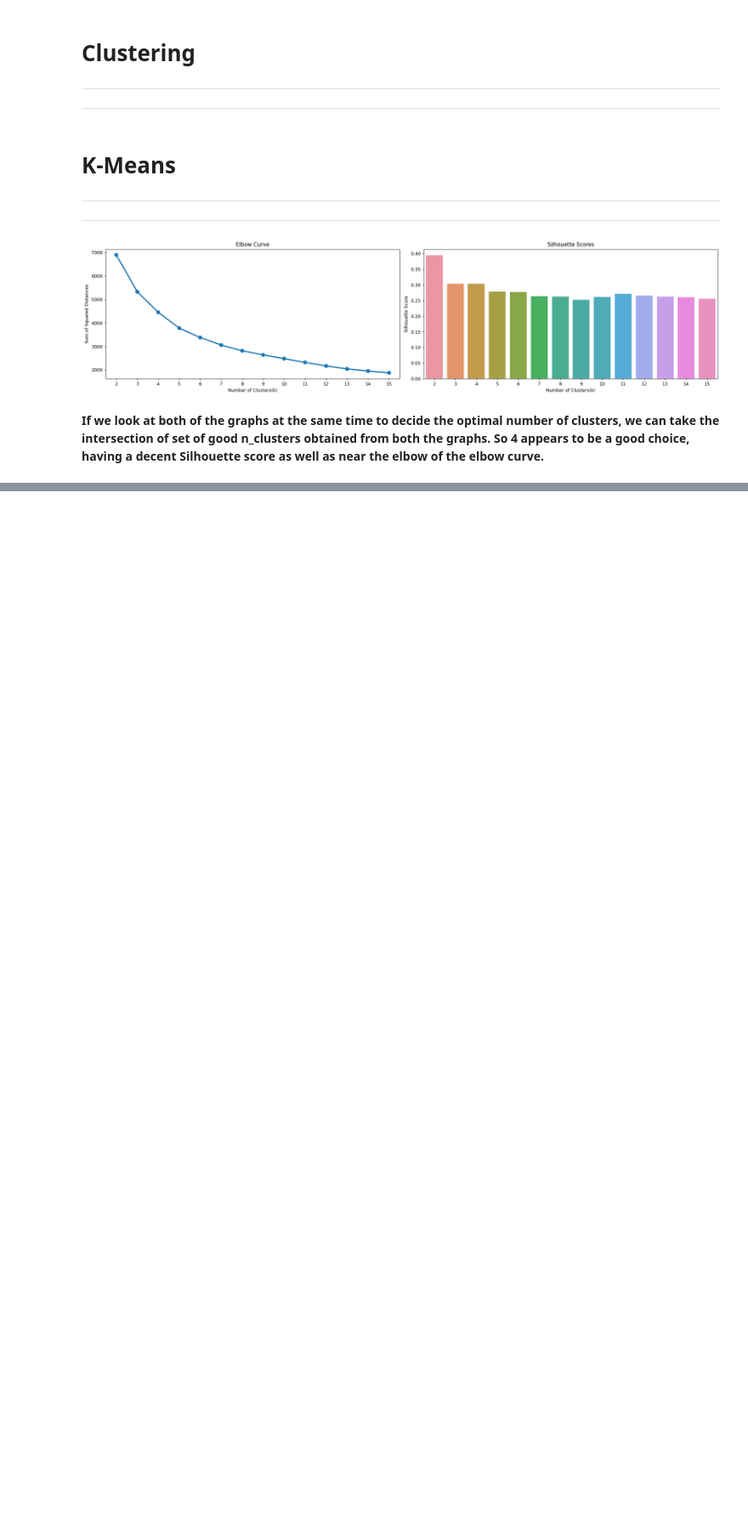
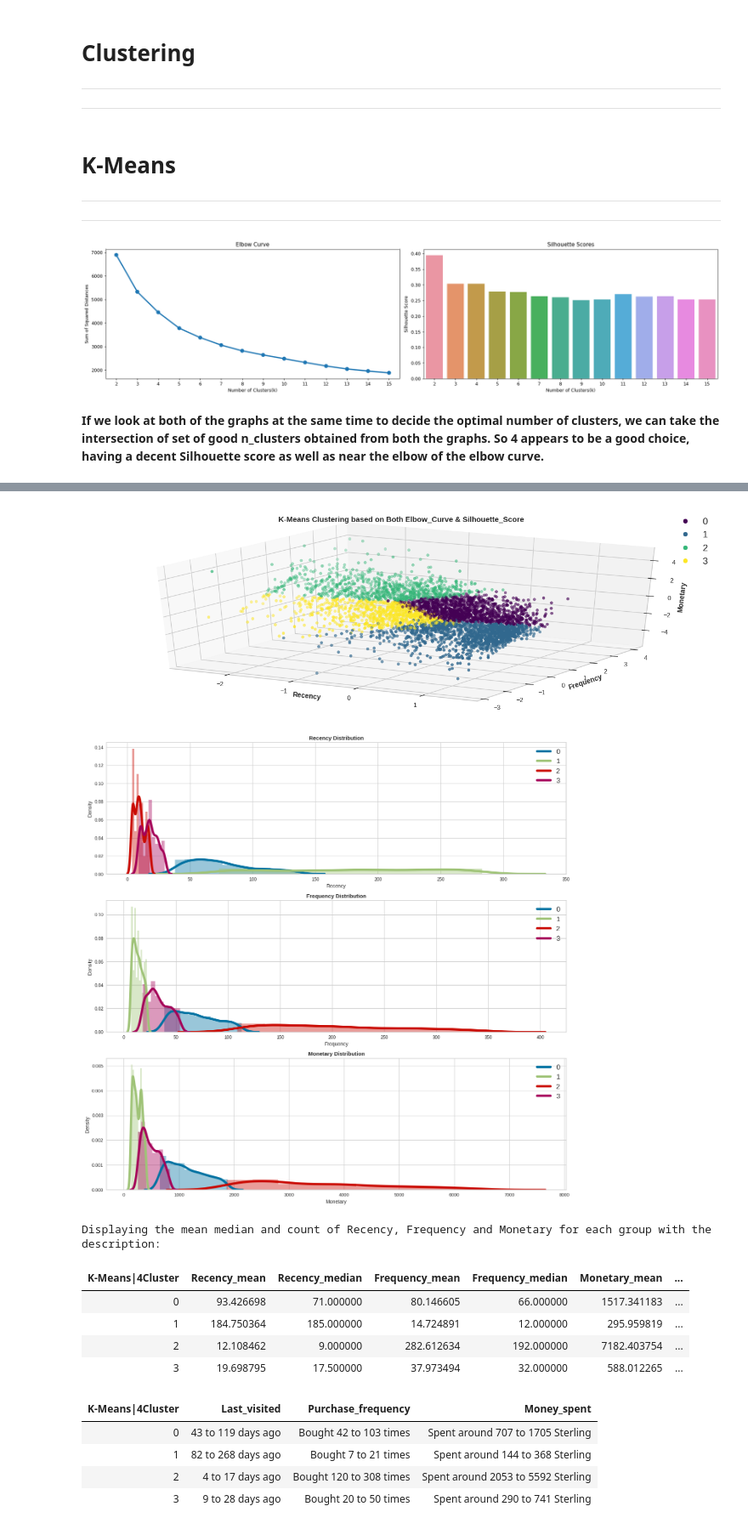
Before and after one commit to pratikghodke777/Online-Retail-Customer-Segmentation, a Jupyter notebook: Online_Retail_Customer_Segmentation_final_2_Capstone_Project.ipynb, the cells around one changed output, grey strips where cells are left out. Shown at 85% size. Cells and saved outputs as stored; diff of their text form; code cells hidden in the pictures; blank space fills up the shorter version.

```diff
--- a/Online_Retail_Customer_Segmentation_final_2_Capstone_Project.ipynb
+++ b/Online_Retail_Customer_Segmentation_final_2_Capstone_Project.ipynb
@@ -738,0 +791,25 @@ Displaying the mean median and count of Recency, Frequency and Monetary for each
+# %%
+# Fitting the model on n_clusters = 4 based on Both Elbow_Curve & Silhouette_Score to visualise the segments.
+kmc = KMeans(n_clusters=4,init="k-means++")         # Setting 4 Clusters
+y = kmc.fit_predict(X)                              # Fitting the model
+centers = kmc.cluster_centers_                      # Storing the centriods
+
+# Plotting Clusters for Visualization
+title = 'K-Means Clustering based on Both Elbow_Curve & Silhouette_Score'         # Setting the title
+segment_name = 'K-Means|4Cluster'
+overlap_supress = 0.2
+conclusion[segment_name] = plots_stats_summary(y, segment_name, title, overlap_supress)
+# %% [output]
+[figure, added]
+[figure, added]
+Displaying the mean median and count of Recency, Frequency and Monetary for each group with the description:
+| K-Means|4Cluster | Recency_mean | Recency_median | Frequency_mean | Frequency_median | Monetary_mean | ... |
+| 0 | 93.426698 | 71.000000 | 80.146605 | 66.000000 | 1517.341183 | ... |
+| 1 | 184.750364 | 185.000000 | 14.724891 | 12.000000 | 295.959819 | ... |
+| 2 | 12.108462 | 9.000000 | 282.612634 | 192.000000 | 7182.403754 | ... |
+| 3 | 19.698795 | 17.500000 | 37.973494 | 32.000000 | 588.012265 | ... |
+| K-Means|4Cluster | Last_visited | Purchase_frequency | Money_spent |
+| 0 | 43 to 119 days ago | Bought 42 to 103 times | Spent around 707 to 1705 Sterling |
+| 1 | 82 to 268 days ago | Bought 7 to 21 times | Spent around 144 to 368 Sterling |
+| 2 | 4 to 17 days ago | Bought 120 to 308 times | Spent around 2053 to 5592 Sterling |
+| 3 | 9 to 28 days ago | Bought 20 to 50 times | Spent around 290 to 741 Sterling |
```
Also changed, not shown: parts of 13 cells of this notebook.
